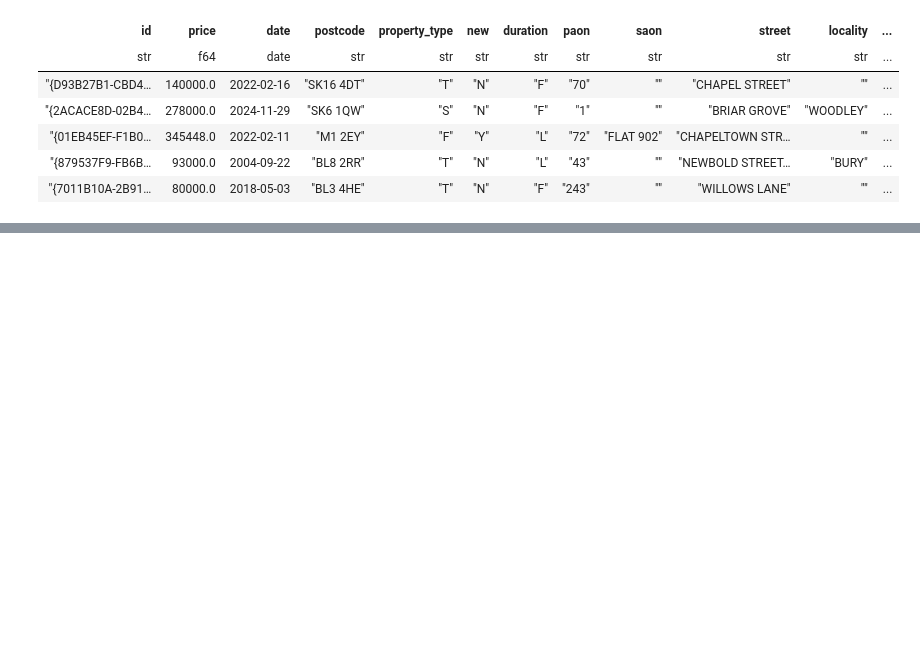
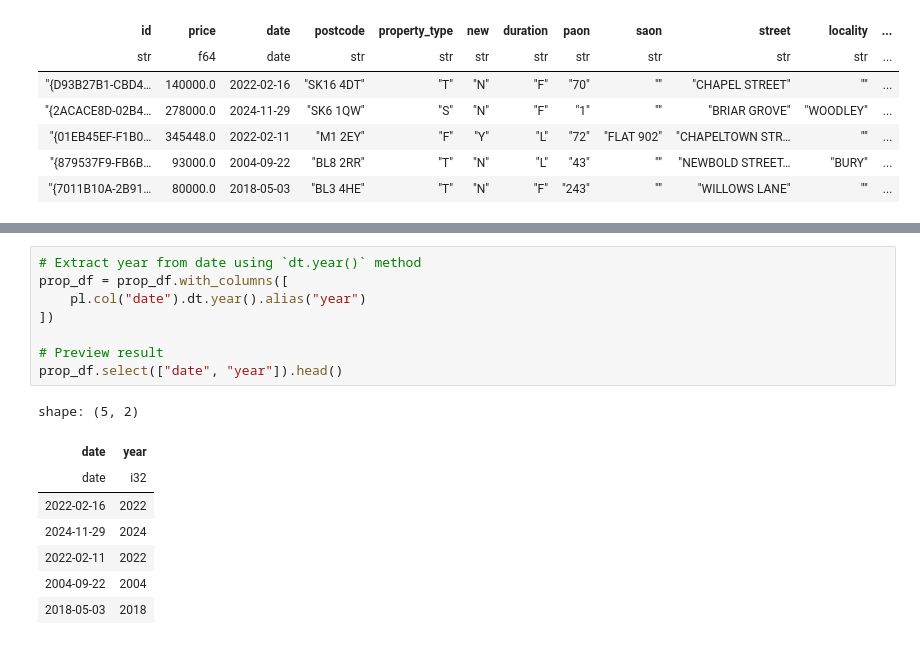
Before and after one commit to Luca-maxwell99/manchester-property-challenge-lbg, a Jupyter notebook: notebooks/data_wrangling.ipynb, the cells around one changed output, grey strips where cells are left out. Drawn from its saved outputs; the diff is of its cells as text; blank space fills up the shorter version.

```diff
--- a/notebooks/exploration_01.ipynb
+++ b/notebooks/data_wrangling.ipynb
@@ -256,0 +325,17 @@ shape: (5, 16)
+# %%
+# Extract year from date using `dt.year()` method
+prop_df = prop_df.with_columns([
+    pl.col("date").dt.year().alias("year")
+])
+
+# Preview result
+prop_df.select(["date", "year"]).head()
+# %% [output]
+shape: (5, 2)
+| date | year |
+| date | i32 |
+| 2022-02-16 | 2022 |
+| 2024-11-29 | 2024 |
+| 2022-02-11 | 2022 |
+| 2004-09-22 | 2004 |
+| 2018-05-03 | 2018 |
```
Also changed, not shown: parts of 11 cells of this notebook.
